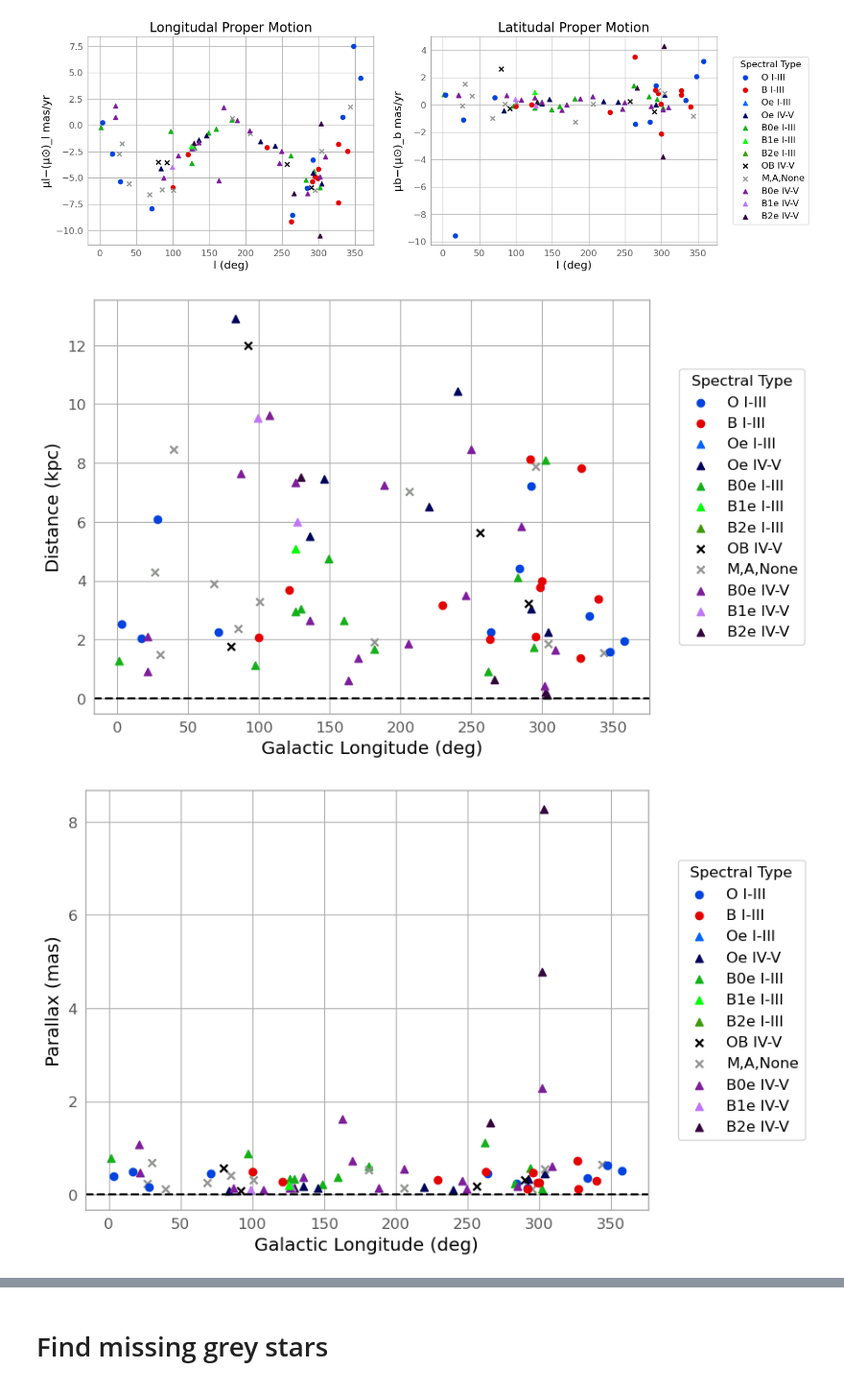
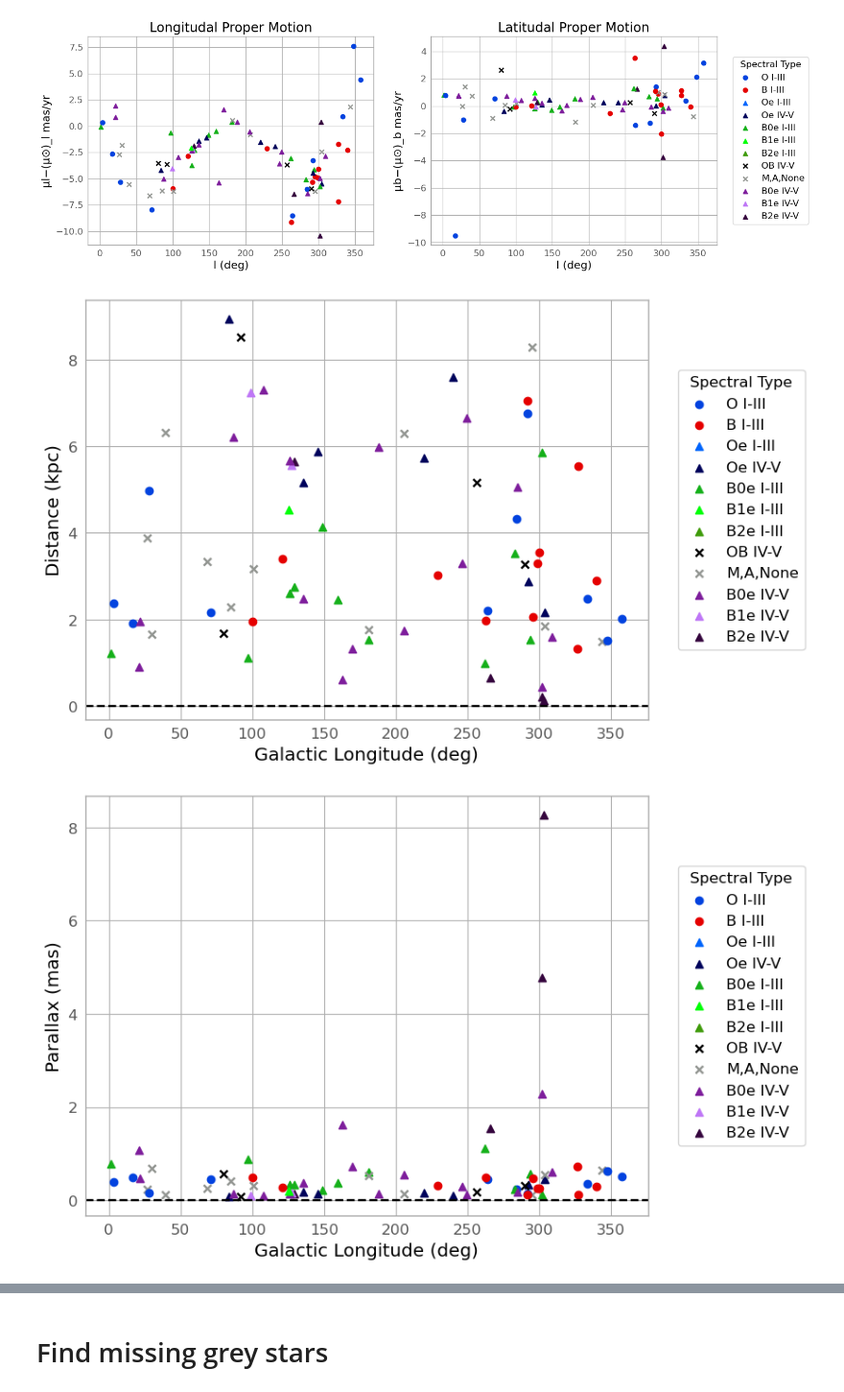
Before and after one commit to MantisShrimp2/Thesis-HMXB, a Jupyter notebook: Code/Peculiar_Motion.ipynb, the cells around one changed output, grey strips where cells are left out. Shown at 96% size. Drawn from its saved outputs; the diff is of its cells as text; code cells hidden in the pictures.

Commit message:
included bailer jones
photogeometric distances, with 1sigma intervals

```diff
--- a/Code/Peculiar_Motion.ipynb
+++ b/Code/Peculiar_Motion.ipynb
@@ -398,5 +409,3 @@ bailer_jones['r_med_geo'].unit = u.kpc
-# %%
-HMXB_table = join(HMXB_table,bailer_jones,keys='source_id',join_type='left')
 # %%
 HMXB_table.write(csv_files+f'HMXB_{today}_.ecsv',format='ascii.ecsv',overwrite=True)
 # %% [markdown]
@@ -975,7 +985,7 @@ def plot_distances(table):
     prlx_mask = table['parallax']/table['parallax_error'] >=5.0
     table = table[prlx_mask]
     parallax =table['parallax']
-    dist = table['distance']
+    dist = table['distance_bj']
     long = table['l']
     lat = table['b']
     pec_mu_l = table['peculiar_mu_l']
@@ -1018,32 +1028,32 @@ def plot_distances(table):
     plt.ylabel('Parallax (mas)')
     #plt.tight_layout()
     plt.savefig(home_files+"/Figures/"+f"parallax_{today}.png",bbox_inches='tight')
     plt.show()
     # height
 
     for l,z, sp_type, pec_l, pec_b,pm_l,pm_b,d in zip(long,height, mod_sptype,pec_mu_l,pec_mu_b,pm_mu_l,pm_mu_b,dist):
         color = sp_type if sp_type in color_map else 'xkcd:grey'
         marker = marker_map.get(sp_type, 'x')
         #kpc to pc
         plt.scatter(l,z*1000,c=color,marker=marker)
         #peciliar
         #plt.quiver(l,z*1000,pec_l, pec_b,color='xkcd:black',angles='uv',width=0.002)
         #observed
         #pm_z = d*np.radians()
         plt.quiver(l,z*1000, pm_l, pm_b, color='xkcd:grey',angles='uv',width=0.002)
     for color, label in color_map.items():
         marker= marker_map.get(color, 'x')
         plt.scatter([], [], color=color, label=label,marker=marker)
     plt.legend(title='Spectral Type',loc='center left',bbox_to_anchor= (1.04,0.5))
     plt.axhline(y=0, color= 'xkcd:black',linestyle='--')
     plt.xlabel('Galactic Longitude (deg)')
     plt.ylabel('Midplane height (pc)')
     plt.savefig(home_files+"/Figures/"+f"height_{today}.png",bbox_inches='tight')
     plt.show()
 
 
     return None
 plot_distances(HMXB_table)
 # %% [output]
-[figure, old version]
+[figure, new version]
 [figure]
```
Also changed, not shown: parts of 32 cells of this notebook, 1 other file.
